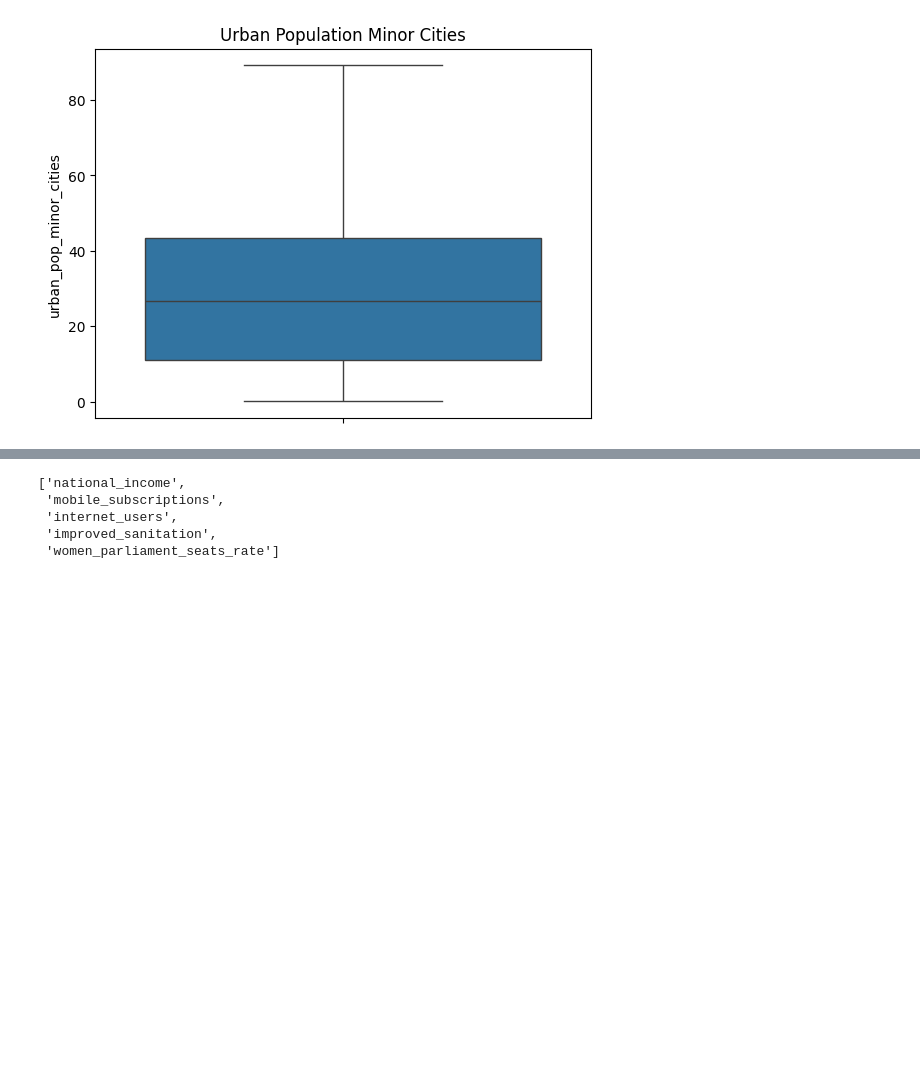
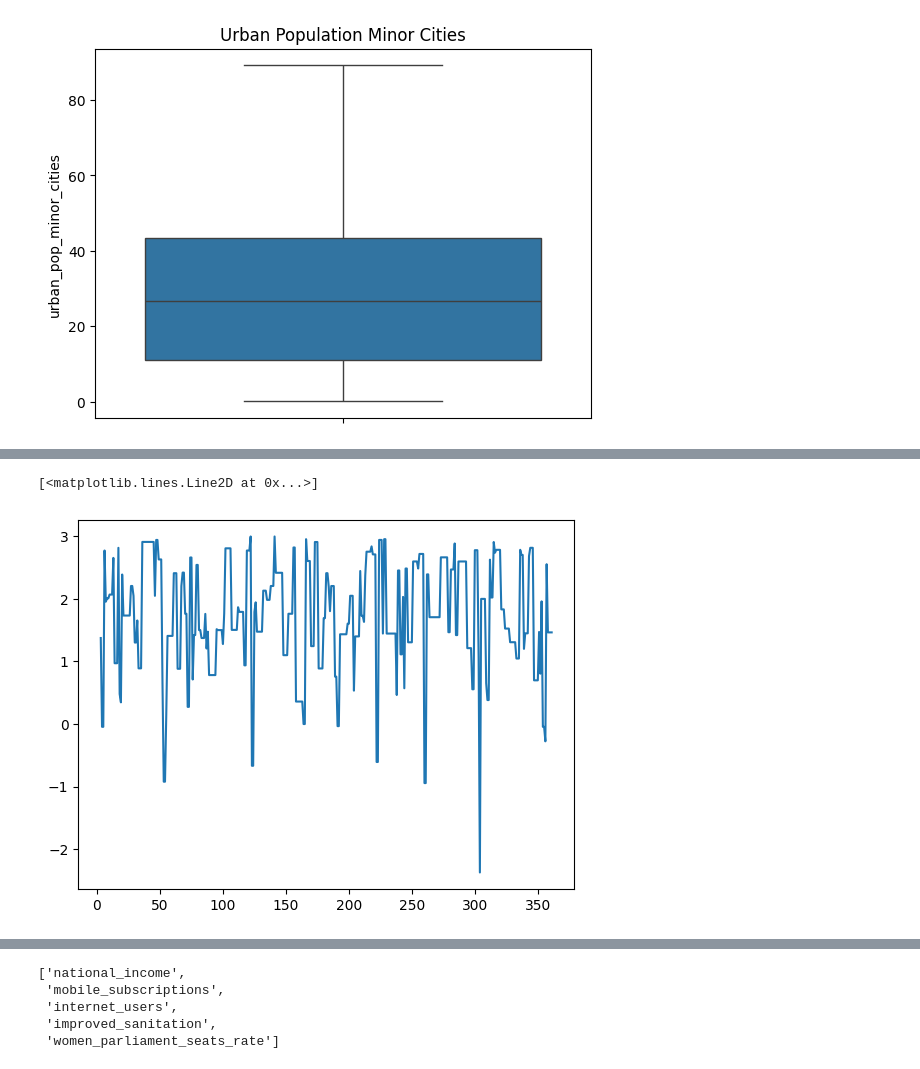
Before and after one commit to burakbinmunir/Life_Expectancy, a Jupyter notebook: Assignment_2_DataScience.ipynb, the cells around one changed output, grey strips where cells are left out. Saved outputs shown, nothing was run; the diff lists cells and outputs as text; code cells hidden in the pictures; blank space fills up the shorter version.

Commit message:
Tacked infalation related missing values

```diff
--- a/Assignment_2_DataScience.ipynb
+++ b/Assignment_2_DataScience.ipynb
@@ -420 +422,18 @@ life_expectancy                    0
 dtype: int64
+# %%
+le = LabelEncoder()
+
+data['internet_users_encoded'] = le.fit_transform(data['internet_users'])
+data['mobile_subscriptions_encoded'] = le.fit_transform(data['mobile_subscriptions'])
+data['national_income_encoded'] = le.fit_transform(data['national_income'])
+# %%
+# fill missing values in inflation_monthly column using sliding window method
+data['inflation_monthly'] = data['inflation_monthly'].fillna(method='ffill')
+# %%
+# fill missing values in inflation_annual column using sliding window method
+
+data['inflation_annual_ffill'] = data['inflation_annual'].fillna(method='ffill')
+plt.plot(data['inflation_annual_ffill'])
+# %% [output]
+[<matplotlib.lines.Line2D at 0x...>]
+[figure, added]
```
Also changed, not shown: parts of 7 cells of this notebook.
